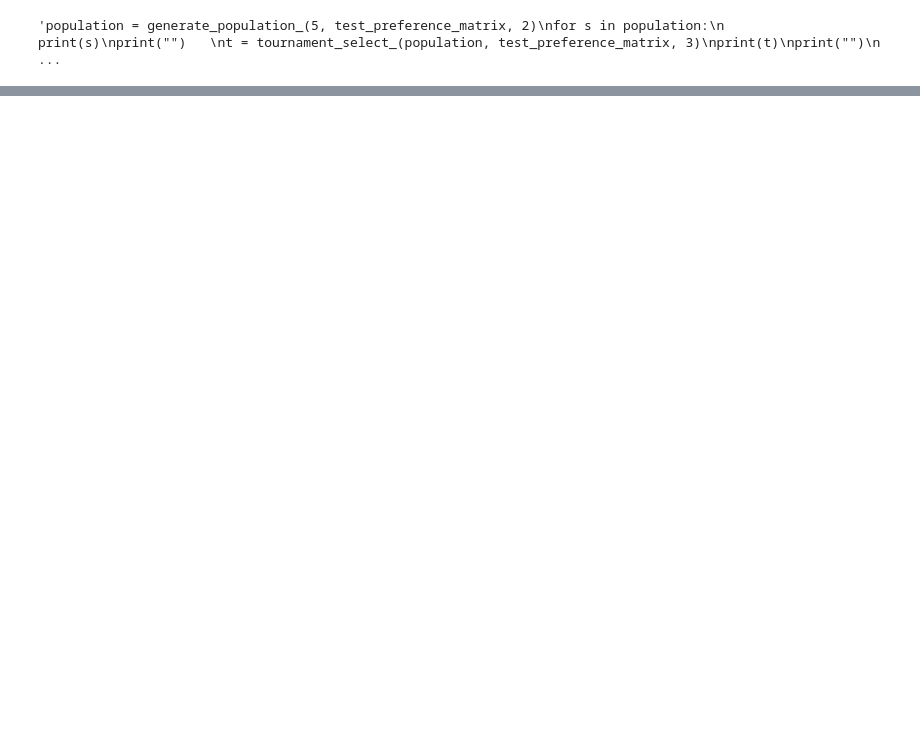
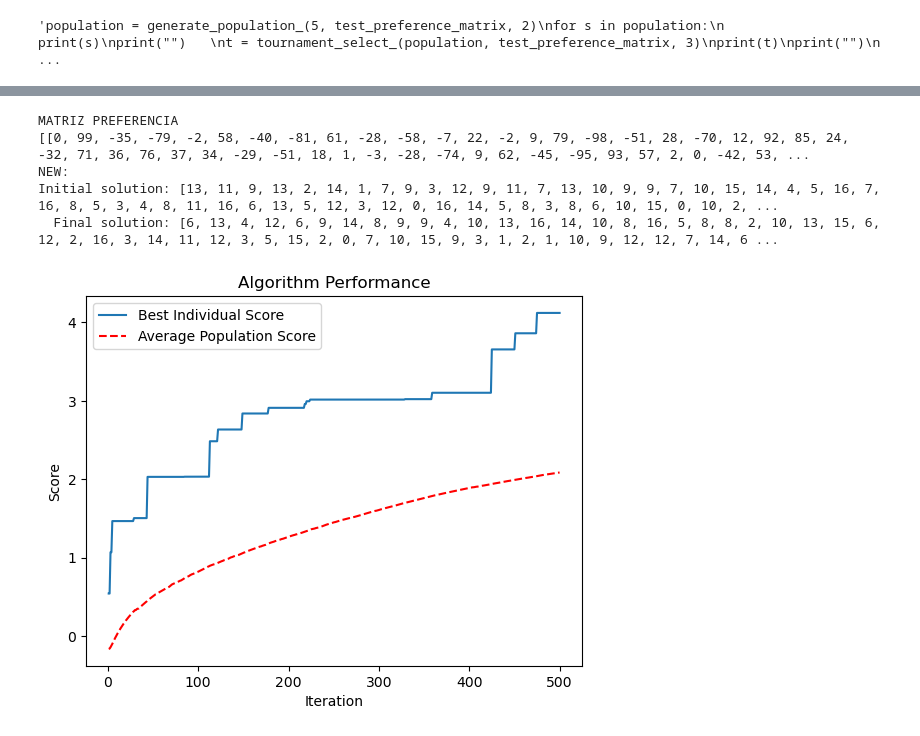
Before and after one commit to Ricardo-Parreira/Wedding_Seating_Problem-AI, a Jupyter notebook: project_notebook.ipynb, the cells around one changed output, grey strips where cells are left out. Cells and saved outputs as stored; diff of their text form; code cells hidden in the pictures; blank space fills up the shorter version.

```diff
--- a/project_notebook.ipynb
+++ b/project_notebook.ipynb
@@ -732,8 +614,4 @@ def generate_population_(pop_size, preference_matrix, seatsPerTable):
         population.append(individual)
 
     return population
-
-population = generate_population_(5, test_preference_matrix, 2)
-for s in population:
-    print(s)
 # %% [output]
@@ -999,3 +742,79 @@ def show_graph(best_scores, avg_scores):
     plt.title('Algorithm Performance')
     plt.legend()
     plt.show()
+# %%
+def genetic_algorithm_2(num_iterations, population_size, preference_matrix, seatsPerTable):
+    start_time = time.time()
+
+
+    filled_preference_matrix = fill_matrix(seatsPerTable, preference_matrix)
+    population = generate_population_(population_size, filled_preference_matrix, seatsPerTable)
+    """print("population[0]: ")
+    print(population[0])"""
+    best_solution = population[0]
+    best_score = evaluate_solution_(population[0], filled_preference_matrix)
+    #num_iterations=500
+
+    best_scores = []
+    all_scores = []
+    avg_scores = []
+
+    for solution in population:
+        all_scores.append(evaluate_solution_(solution, filled_preference_matrix))
+
+
+    print(f"Initial solution: {best_solution}, score: {best_score}")
+
+    while(num_iterations > 0):
+
+        #parent1 = tournament_select_( population, filled_preference_matrix, 10)
+        parent1 = roulette_select_(population, filled_preference_matrix)
+        #parent2 = tournament_select_( population, filled_preference_matrix, 10, parent1)
+        parent2 = roulette_select_(population, filled_preference_matrix, exclude=parent1)
+
+        if parent2 is None:
+            parent2 = parent1
+
+        #estatisticas para grafico
+        avg_score = np.mean(all_scores)
+        avg_scores.append(avg_score)
+        best_solution = max(population, key=lambda x: evaluate_solution_(x, filled_preference_matrix))
+        best_scores.append(evaluate_solution_(best_solution, filled_preference_matrix))
+
+
+        # Next generation Crossover and Mutation
+        child1, child2 = random_crossover_(parent1, parent2, filled_preference_matrix, seatsPerTable)
+
+
+        child1, child2 = mutation_(child1), mutation_(child2)
+
+        population.append(child1)
+        population.append(child2)
+        all_scores.append(evaluate_solution_(child1, filled_preference_matrix))
+        all_scores.append(evaluate_solution_(child2, filled_preference_matrix))
+        population.sort(key=lambda sol: evaluate_solution_(sol, filled_preference_matrix), reverse=True)
+        population = population[:population_size]
+
+        num_iterations-=1
+
+    best_solution= population[0]
+    best_score=evaluate_solution_(best_solution, filled_preference_matrix)
+    print(f"  Final solution: {best_solution}, score: {best_score}")
+
+    final_solution = solution_to_tables(best_solution)
+    num_guests = len(preference_matrix)
+    best_solution = [[guest for guest in table if guest < num_guests] for table in final_solution]
+
+
+    end_time = time.time()
+    print(f"Tempo de execução: {end_time - start_time:.6f} segundos")
+    show_graph(best_scores, avg_scores)
+
+    return best_solution
+# %% [output]
+MATRIZ PREFERENCIA
+[[0, 99, -35, -79, -2, 58, -40, -81, 61, -28, -58, -7, 22, -2, 9, 79, -98, -51, 28, -70, 12, 92, 85, 24, -32, 71, 36, 76, 37, 34, -29, -51, 18, 1, -3, -28, -74, 9, 62, -45, -95, 93, 57, 2, 0, -42, 53, ...
+NEW:
+Initial solution: [13, 11, 9, 13, 2, 14, 1, 7, 9, 3, 12, 9, 11, 7, 13, 10, 9, 9, 7, 10, 15, 14, 4, 5, 16, 7, 16, 8, 5, 3, 4, 8, 11, 16, 6, 13, 5, 12, 3, 12, 0, 16, 14, 5, 8, 3, 8, 6, 10, 15, 0, 10, 2, ...
+  Final solution: [6, 13, 4, 12, 6, 9, 14, 8, 9, 9, 4, 10, 13, 16, 14, 10, 8, 16, 5, 8, 8, 2, 10, 13, 15, 6, 12, 2, 16, 3, 14, 11, 12, 3, 5, 15, 2, 0, 7, 10, 15, 9, 3, 1, 2, 1, 10, 9, 12, 12, 7, 14, 6 ...
+[figure, added]
```
Also changed, not shown: parts of 21 cells of this notebook, 2 other files.
